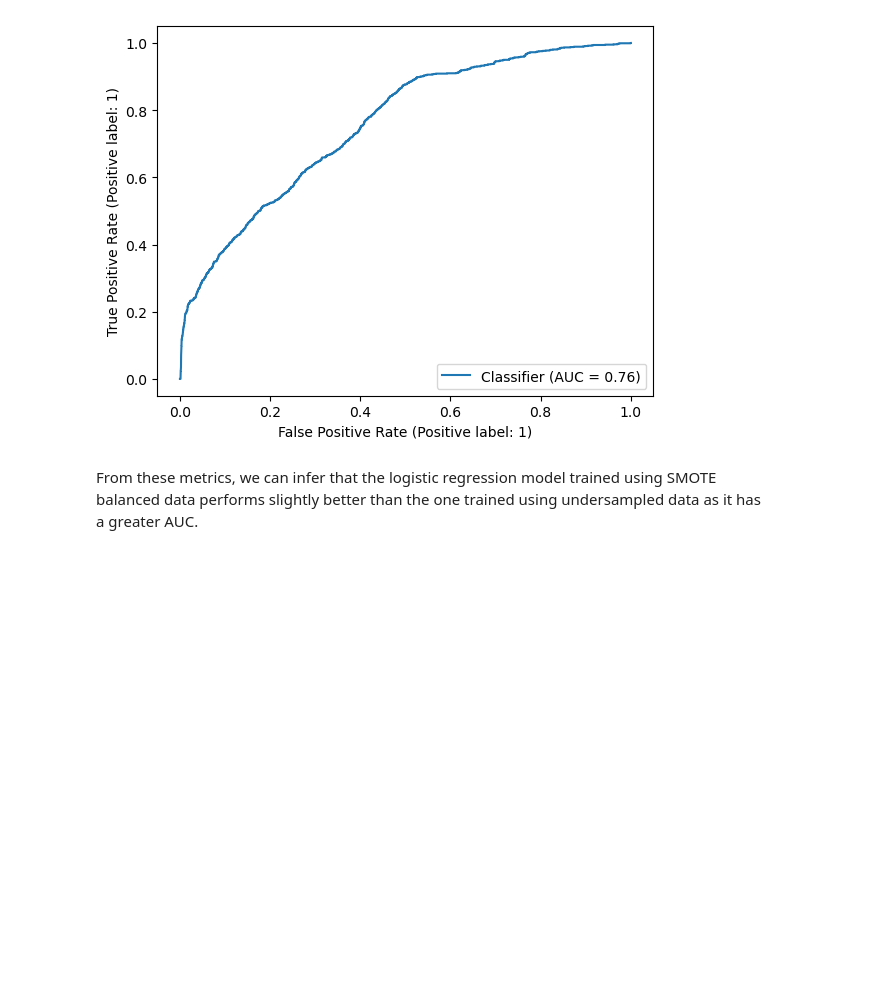
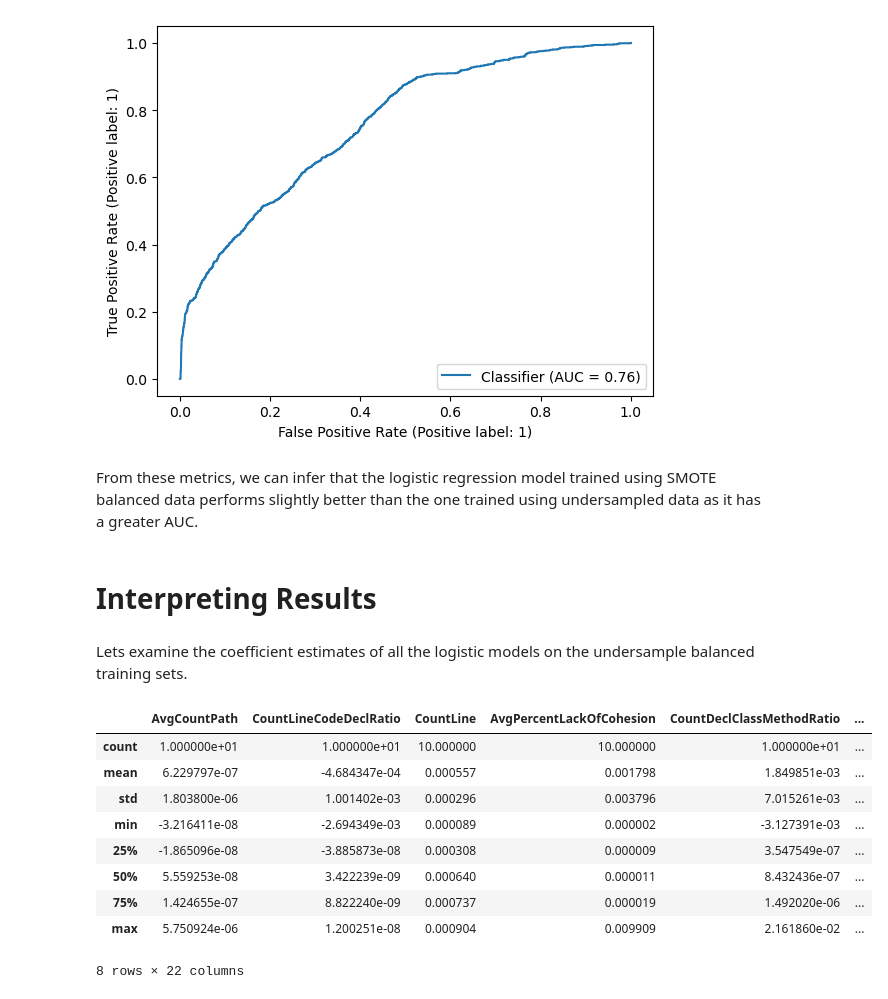
Before and after one commit to ahenrij/ets-mgl869-hive, a Jupyter notebook: src/lab/notebooks/logistic_regression.ipynb, the cells around one changed output. Drawn from its saved outputs; the diff is of its cells as text; code cells hidden in the pictures; blank space fills up the shorter version.

Commit message:
Coefficient estimates section added

```diff
--- a/src/lab/notebooks/logistic_regression.ipynb
+++ b/src/lab/notebooks/logistic_regression.ipynb
@@ -76,3 +76,21 @@ RocCurveDisplay.from_predictions(y_test, y_hat_smote)
 [figure]
 # %% [markdown]
 From these metrics, we can infer that the logistic regression model trained using SMOTE balanced data performs slightly better than the one trained using undersampled data as it has a greater AUC.
+# %% [markdown]
+# Interpreting Results
+# %% [markdown]
+Lets examine the coefficient estimates of all the logistic models on the undersample balanced training sets.
+# %%
+estimate_undersample = pd.DataFrame(np.concatenate([model.coef_ for model in models_undersample]), columns=models_undersample[0].feature_names_in_)
+estimate_undersample.describe().sort_values('mean', axis=1, key=abs)
+# %% [output]
+|  | AvgCountPath | CountLineCodeDeclRatio | CountLine | AvgPercentLackOfCohesion | CountDeclClassMethodRatio | ... |
+| count | 1.000000e+01 | 1.000000e+01 | 10.000000 | 10.000000 | 1.000000e+01 | ... |
+| mean | 6.229797e-07 | -4.684347e-04 | 0.000557 | 0.001798 | 1.849851e-03 | ... |
+| std | 1.803800e-06 | 1.001402e-03 | 0.000296 | 0.003796 | 7.015261e-03 | ... |
+| min | -3.216411e-08 | -2.694349e-03 | 0.000089 | 0.000002 | -3.127391e-03 | ... |
+| 25% | -1.865096e-08 | -3.885873e-08 | 0.000308 | 0.000009 | 3.547549e-07 | ... |
+| 50% | 5.559253e-08 | 3.422239e-09 | 0.000640 | 0.000011 | 8.432436e-07 | ... |
+| 75% | 1.424655e-07 | 8.822240e-09 | 0.000737 | 0.000019 | 1.492020e-06 | ... |
+| max | 5.750924e-06 | 1.200251e-08 | 0.000904 | 0.009909 | 2.161860e-02 | ... |
+8 rows × 22 columns
```
Also changed, not shown: parts of 2 cells of this notebook.
